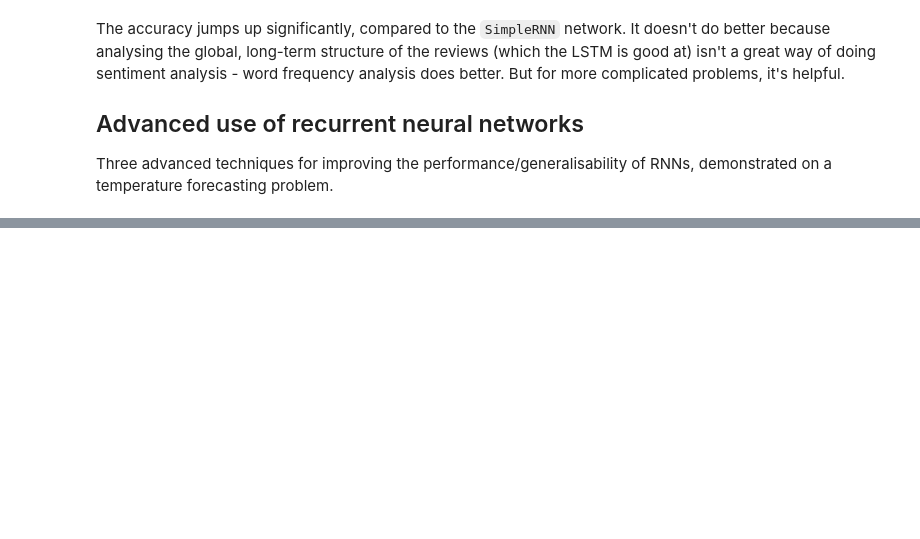
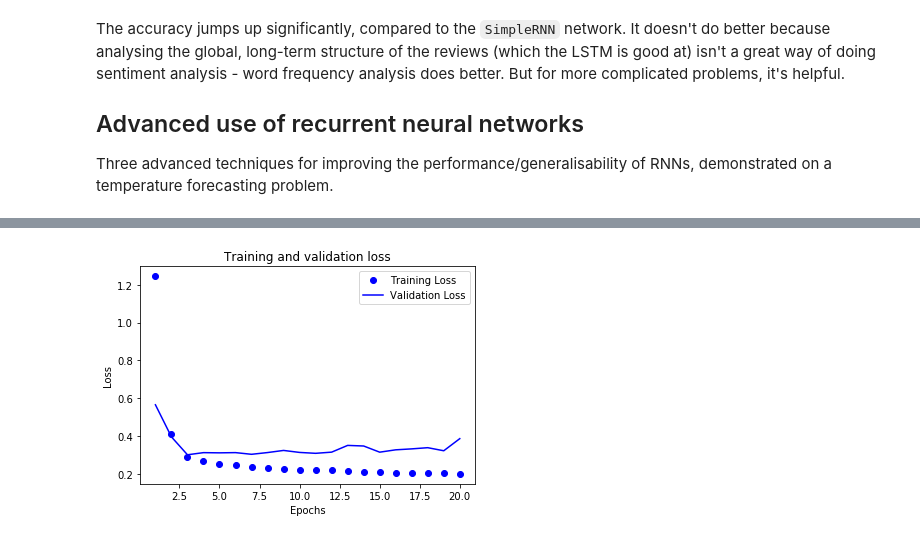
Before and after one commit to wllgrnt/keras-examples, a Jupyter notebook: Chapter6.ipynb, the cells around one changed output, grey strips where cells are left out. Cells and saved outputs as stored; diff of their text form; code cells hidden in the pictures; blank space fills up the shorter version.

```diff
--- a/Chapter6.ipynb
+++ b/Chapter6.ipynb
@@ -763,0 +806,6 @@ for i, line in enumerate(lines):
+# %%
+# Normalize
+mean = float_data[:200000].mean(axis=0)
+float_data -= mean
+std = float_data[:200000].std(axis=0)
+float_data /= std
@@ -763,0 +923,14 @@ for i, line in enumerate(lines):
+# %%
+model = keras.models.Sequential()
+model.add(keras.layers.Flatten(input_shape=(lookback // step, float_data.shape[-1])))
+model.add(keras.layers.Dense(32, activation="relu"))
+model.add(keras.layers.Dense(1))  # Note no activation on this layer
+
+model.compile(optimizer=keras.optimizers.RMSprop(), loss="mae")
+
+history = model.fit_generator(train_gen,
+                             steps_per_epoch=500,
+                             epochs=20,
+                             validation_data=val_gen,
+                             validation_steps=val_steps
+                             )
@@ -763,0 +967,20 @@ for i, line in enumerate(lines):
+# %%
+def plotLoss(history):
+  history_dict = history.history
+  loss = history_dict["loss"]
+  val_loss = history_dict["val_loss"]
+  epochs = range(1, len(loss) +1)
+
+  plt.plot(epochs, loss, "bo", label="Training Loss")
+  plt.plot(epochs, val_loss, "b", label="Validation Loss")
+  plt.title("Training and validation loss")
+  plt.xlabel("Epochs")
+  plt.ylabel("Loss")
+  plt.legend()
+#   plt.xlim(2,)
+#   plt.ylim(0,0.5)
+  plt.show()
+
+plotLoss(history)
+# %% [output]
+[figure, added]
```
Also changed, not shown: parts of 26 cells of this notebook.
